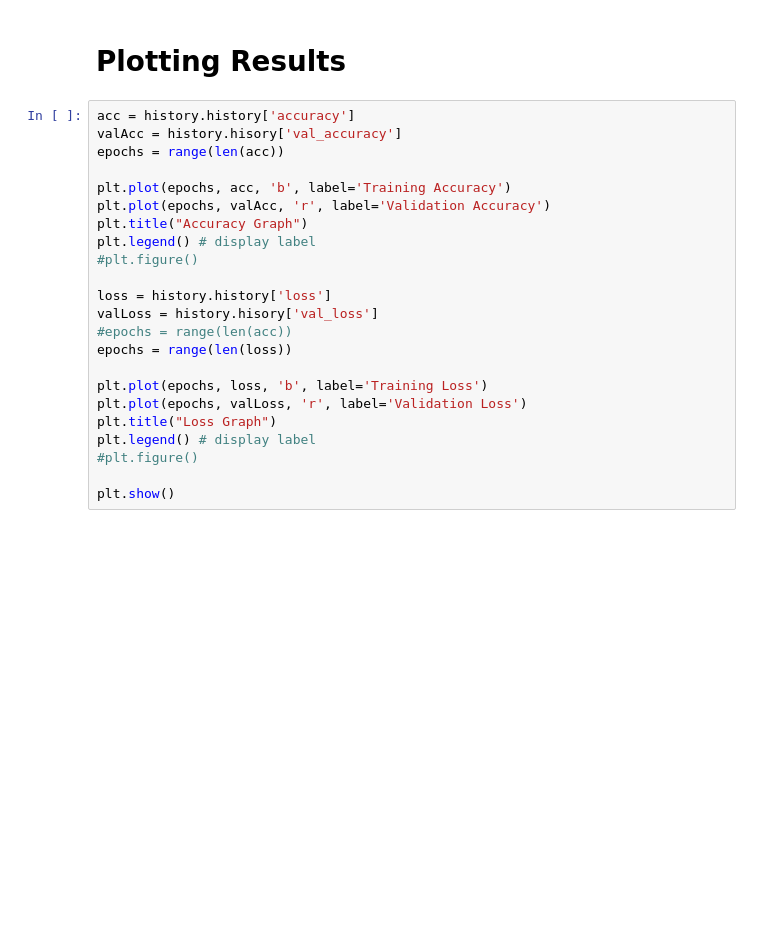
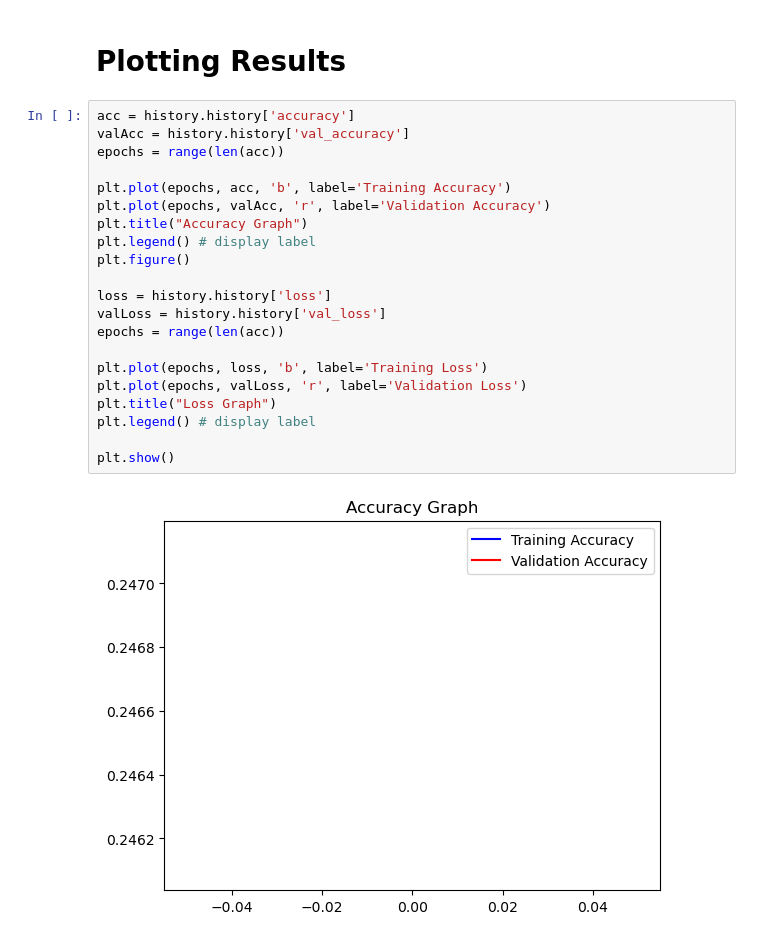
Before and after one commit to elisa-arenas/Emotion-Recognition-Deep-Learning, a Jupyter notebook: facialRecognition.ipynb, the cells around one changed output. Cells and saved outputs as stored; diff of their text form; blank space fills up the shorter version.

```diff
--- a/facialRecognition.ipynb
+++ b/facialRecognition.ipynb
@@ -195,24 +196,24 @@ KeyboardInterrupt:
 # Plotting Results
 # %%
 acc = history.history['accuracy']
-valAcc = history.hisory['val_accuracy']
+valAcc = history.history['val_accuracy']
 epochs = range(len(acc))
 
 plt.plot(epochs, acc, 'b', label='Training Accuracy')
 plt.plot(epochs, valAcc, 'r', label='Validation Accuracy')
 plt.title("Accuracy Graph")
 plt.legend() # display label
-#plt.figure()
+plt.figure()
 
 loss = history.history['loss']
-valLoss = history.hisory['val_loss']
-#epochs = range(len(acc))
-epochs = range(len(loss))
+valLoss = history.history['val_loss']
+epochs = range(len(acc))
 
 plt.plot(epochs, loss, 'b', label='Training Loss')
 plt.plot(epochs, valLoss, 'r', label='Validation Loss')
 plt.title("Loss Graph")
 plt.legend() # display label
-#plt.figure()
 
 plt.show()
+# %% [output]
+[figure, added]
```
Also changed, not shown: parts of 6 cells of this notebook.
